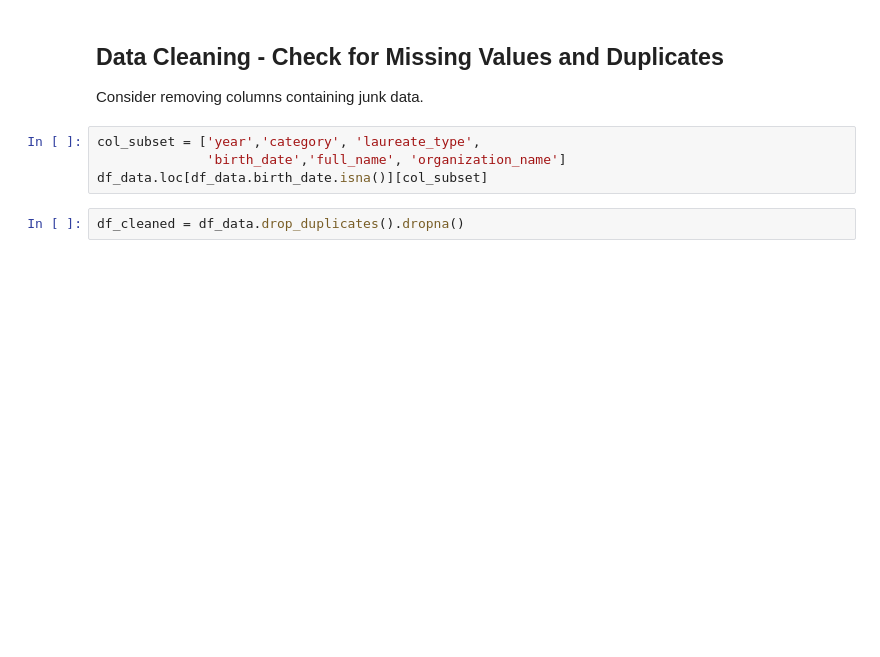
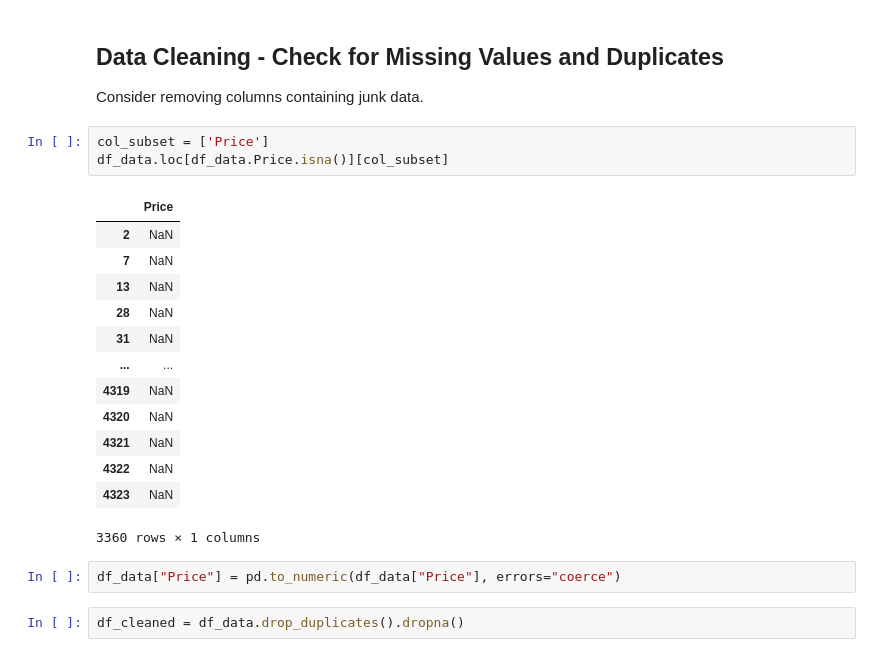
Before and after one commit to Lucasqrz1/100_days_of_code, a Jupyter notebook: Day_99/Space_Missions_Analysis_(start).ipynb, the cells around one changed output. Drawn from its saved outputs; the diff is of its cells as text; blank space fills up the shorter version.

```diff
--- a/Day_99/Space_Missions_Analysis_(start).ipynb
+++ b/Day_99/Space_Missions_Analysis_(start).ipynb
@@ -107,9 +107,24 @@ dtype: int64
 
 Consider removing columns containing junk data.
 # %%
-col_subset = ['year','category', 'laureate_type',
-              'birth_date','full_name', 'organization_name']
-df_data.loc[df_data.birth_date.isna()][col_subset]
+col_subset = ['Price']
+df_data.loc[df_data.Price.isna()][col_subset]
+# %% [output]
+|  | Price |
+| 2 | NaN |
+| 7 | NaN |
+| 13 | NaN |
+| 28 | NaN |
+| 31 | NaN |
+| ... | ... |
+| 4319 | NaN |
+| 4320 | NaN |
+| 4321 | NaN |
+| 4322 | NaN |
+| 4323 | NaN |
+3360 rows × 1 columns
+# %%
+df_data["Price"] = pd.to_numeric(df_data["Price"], errors="coerce")
 # %%
 df_cleaned = df_data.drop_duplicates().dropna()
 # %%
```
Also changed, not shown: parts of 4 cells of this notebook.
